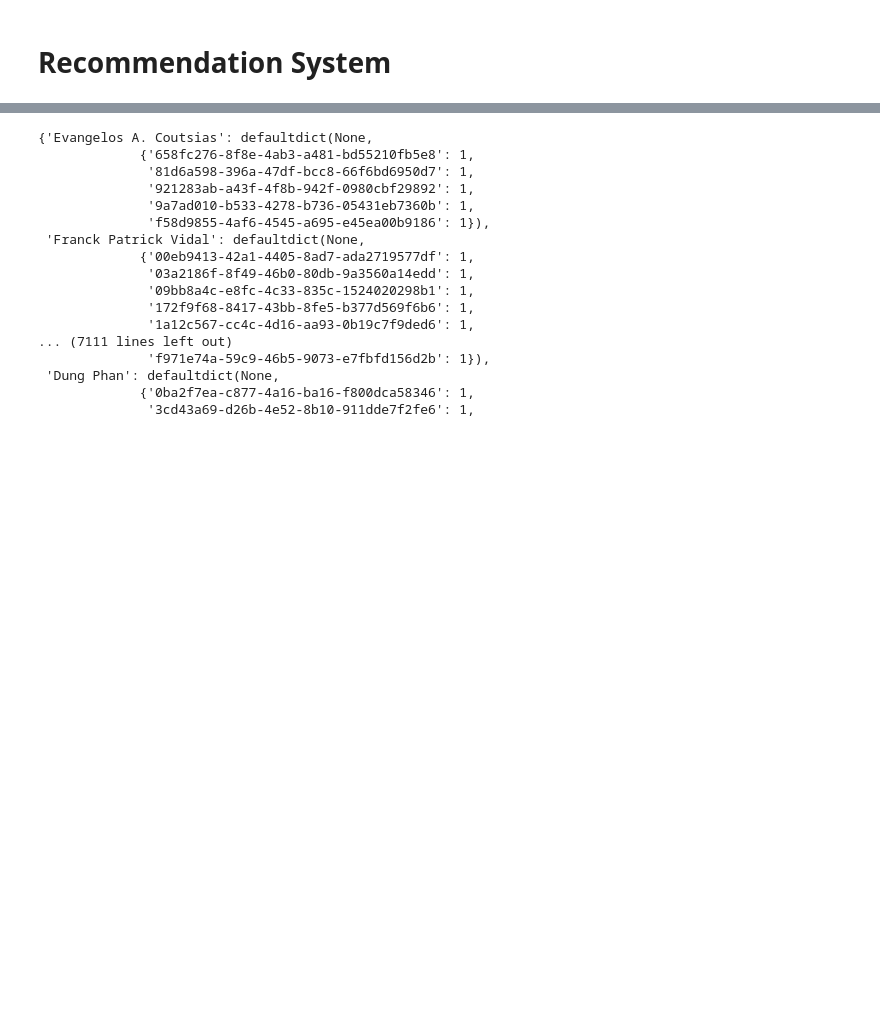
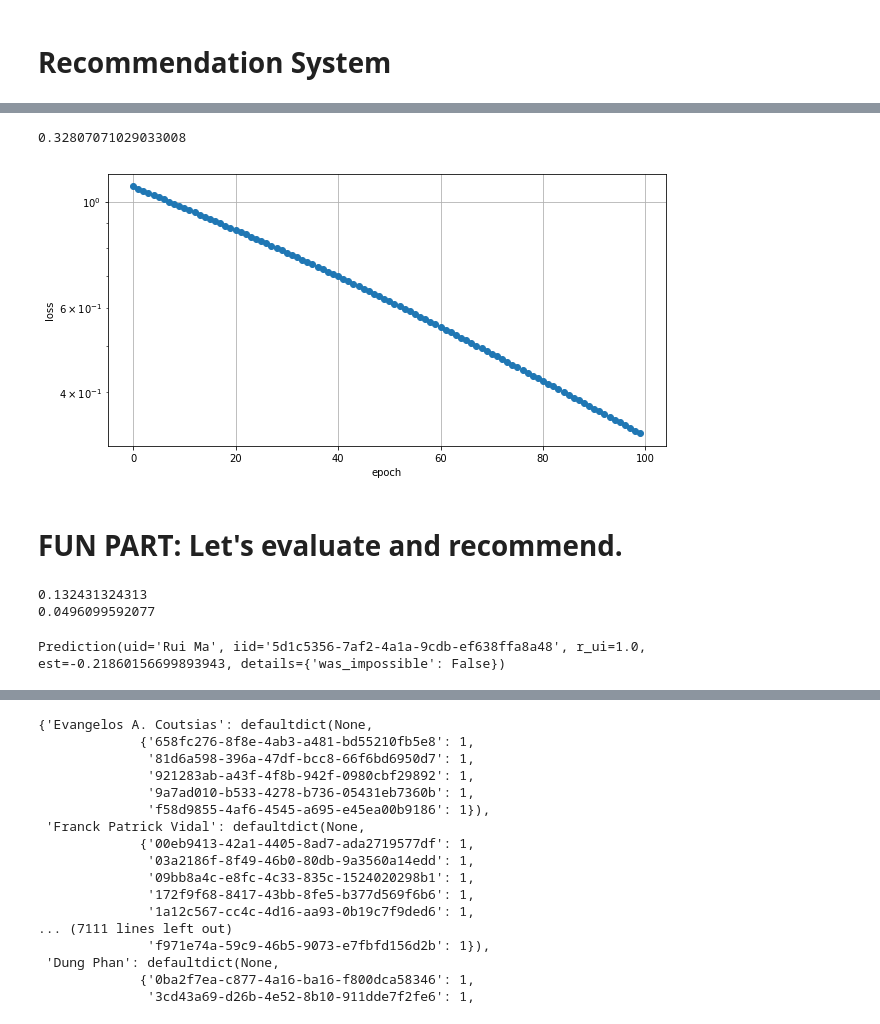
Before and after one commit to jpatrickpark/1003-project, a Jupyter notebook: notebooks/recommendationaccuracy.ipynb, the cells around one changed output, grey strips where cells are left out. Saved outputs shown, nothing was run; the diff lists cells and outputs as text; code cells hidden in the pictures; blank space fills up the shorter version.

Commit message:
added train test split and saved changes to my notebook file

```diff
--- a/notebooks/recommendationaccuracy.ipynb
+++ b/notebooks/recommendationaccuracy.ipynb
@@ -99,11 +100,11 @@ Un-Normalized Case.
 """
 
 random_dict = preprocess.create_random_subset_user_paper_data(debug=True)
-rating_scale = (1,11)
-data = preprocess.create_surprise_user_paper_data(random_dict,rating_scale)
+# rating_scale = (1,11)
+# data = preprocess.create_surprise_user_paper_data(random_dict,rating_scale)
 
-trainset, testset = train_test_split(data, test_size=.25)
-algo = SVD(biased=False, n_epochs = 100)
-algo.fit(trainset)
-predictions = algo.test(testset)
-df = pd.DataFrame(predictions, columns=['uid', 'iid', 'rui', 'est', 'details'])
+# trainset, testset = train_test_split(data, test_size=.25)
+# algo = SVD(biased=False, n_epochs = 100)
+# algo.fit(trainset)
+# predictions = algo.test(testset,clip=False)
+# df = pd.DataFrame(predictions, columns=['uid', 'iid', 'rui', 'est', 'details'])
@@ -110,2 +147,40 @@ df = pd.DataFrame(predictions, columns=['uid', 'iid', 'rui', 'est', 'details'])
+# %%
+loss = algo.losshistory
+fig, ax = plt.subplots(figsize=(10, 5))
+ax.semilogy(range(len(loss)), loss, '--o')
+ax.set_xlabel('epoch')
+ax.set_ylabel('loss')
+plt.grid(True)
+# %% [output]
+0.32807071029033008
+[figure, added]
+# %% [markdown]
+
+# FUN PART: Let's evaluate and recommend.
+# %%
+
+
+
+
+
+k = 10
+top_n = get_top_n(predictions, n=k)
+
+# # Print the recommended items for each user
+# for uid, user_ratings in top_n.items():
+#     print(uid, [iid for (iid, _) in user_ratings], '\n')
+
+precisions, recalls = precision_recall_at_k(predictions, k=10, threshold=0.5)
+
+# Precision and recall can then be averaged over all users
+print(sum(prec for prec in precisions.values()) / len(precisions))
+print(sum(rec for rec in recalls.values()) / len(recalls))
+# %% [output]
+0.132431324313
+0.0496099592077
+# %%
+predictions[2]
+# %% [output]
+Prediction(uid='Rui Ma', iid='5d1c5356-7af2-4a1a-9cdb-ef638ffa8a48', r_ui=1.0, est=-0.21860156699893943, details={'was_impossible': False})
 # %%
 # %% [output]
```
Also changed, not shown: parts of 49 cells of this notebook, 1 other file.
